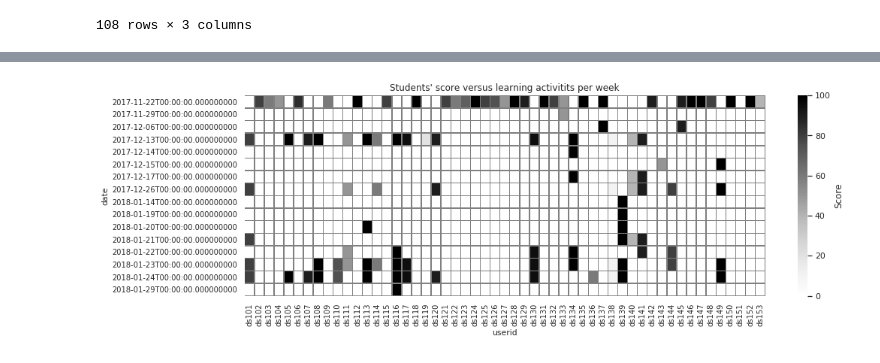
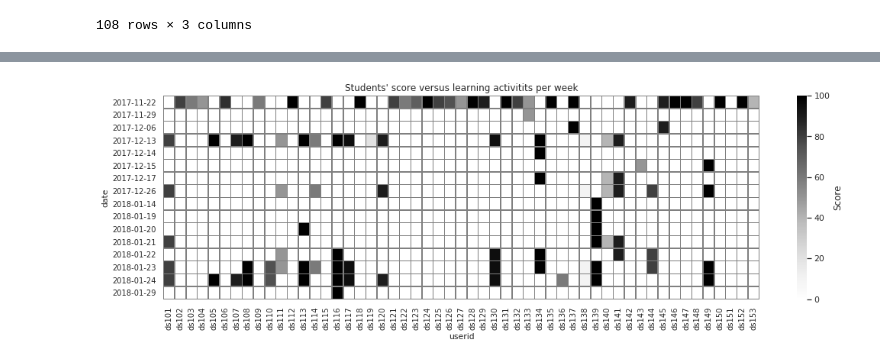
Before and after one commit to owen198/kyoto_ebook, a Jupyter notebook: Data visualization.ipynb, the cells around one changed output, grey strips where cells are left out. Drawn from its saved outputs; the diff is of its cells as text; code cells hidden in the pictures.

```diff
--- a/Data visualization.ipynb
+++ b/Data visualization.ipynb
@@ -86,15 +87,23 @@ kyoto_engage
 108 rows × 3 columns
 # %%
 matplotlib.rcParams.update({'font.size': 12})
-fig1, ax1 = plt.subplots(figsize=(18, 4))
+fig1, ax1 = plt.subplots(figsize=(15, 5))
 ax1.set_title('Students\' engagement of the week')
+
 pivot = plot_df.pivot(index='userid', columns='date', values='counts')
+pivot = pivot.fillna(0).T
 
 sns.set()
-ax1 = sns.heatmap(pivot, cbar_kws={'label': 'Level of Engagement'})
+ax1 = sns.heatmap(pivot,
+                  cbar_kws={'label': 'Level of engagement'},
+                  cmap='Greys',
+                  linewidths=0.5,
+                  linecolor='gray')
+
+sns.set(font_scale=0.9)
 
 plot_df['date'] = pd.to_datetime(plot_df['date'])
-ax1.set_xticklabels(plot_df['date'].dt.strftime('%Y-%m-%d'), rotation=-45)
+ax1.set_yticklabels([i.strftime("%Y-%m-%d") for i in pivot.index])
 fig1.tight_layout()
 fig1.savefig('./images/students_engagement_week.png', dpi=300)
 # %% [output]
@@ -107,26 +115,30 @@ kyoto_x_all = pd.merge(plot_df, kyoto_1_score, on='userid')
 # %%
 
 fig1, ax1 = plt.subplots(figsize=(15, 5))
 ax1.set_title('Students\' score versus learning activitits per week', fontsize=12)
 pivot = kyoto_x_all.pivot(index='userid', columns='date', values='score')
 #pivot = kyoto_x_all.pivot(index='userid', columns='date', values='score')
 pivot = pivot.fillna(0).T
 #pivot.reindex(set(kyoto_x_all['date'].dt.strftime('%Y-%m-%d')))
 
 sns.set()
-ax1 = sns.heatmap(pivot, cbar_kws={'label': 'Score'}, cmap='Greys', linewidths=0.5, linecolor='gray')
+ax1 = sns.heatmap(pivot,
+                  cbar_kws={'label': 'Score'},
+                  cmap='Greys',
+                  linewidths=0.5,
+                  linecolor='gray')
 
 sns.set(font_scale=0.9)
 
 #ax1.yaxis_date()
-
 #plot_df['date'] = pd.to_datetime(kyoto_x_all['date'])
 #ax1.set_xticklabels(kyoto_x_all['date'].dt.strftime('%Y-%m-%d'), rotation=-45, fontsize=12)
 #ax1.set_yticklabels(set(kyoto_x_all['date'].dt.strftime('%Y-%m-%d')), fontsize=12)
+ax1.set_yticklabels([i.strftime("%Y-%m-%d") for i in pivot.index], rotation=0)
 fig1.tight_layout()
 fig1.savefig('./images/students_score_week.png', dpi=300)
 # %% [output]
-[figure, old version]
+[figure, new version]
 # %%
 sns.set(style='white')
 
```
Also changed, not shown: parts of 7 cells of this notebook, 2 other files.
